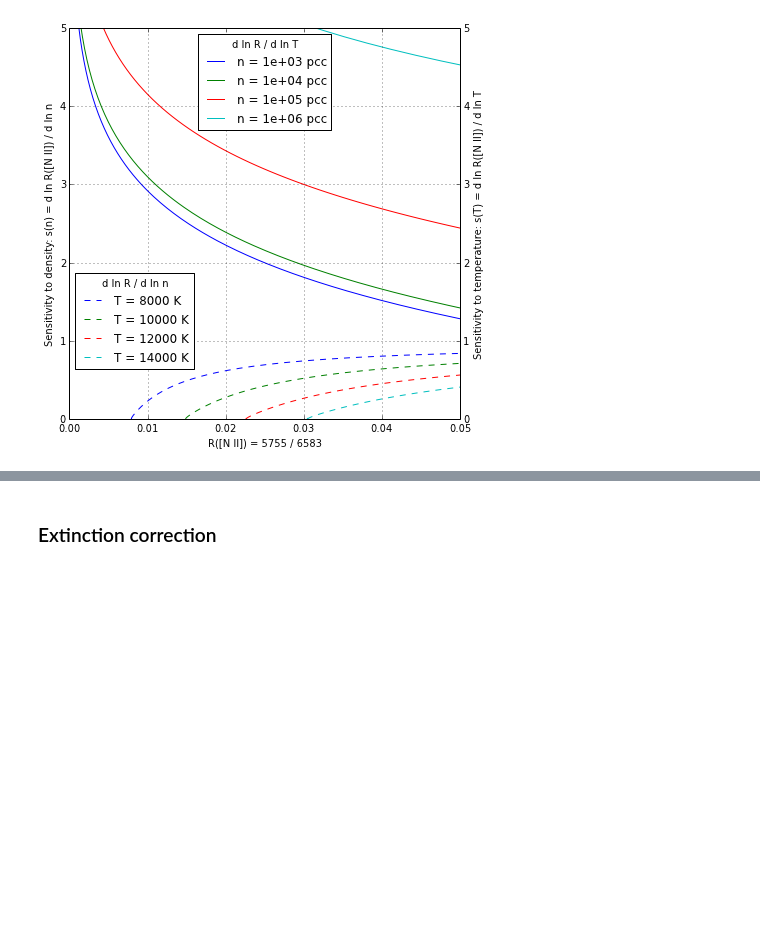
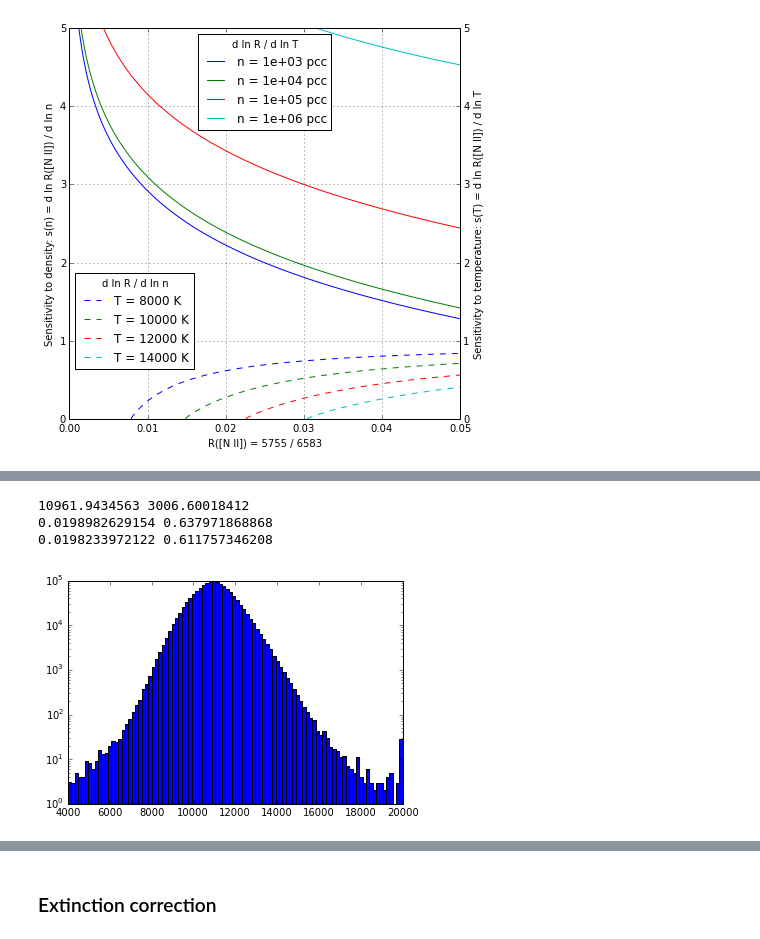
Before and after one commit to deprecated/orion-tsq, a Jupyter notebook: WFC3 images exploration.ipynb, the cells around one changed output, grey strips where cells are left out. Saved outputs shown, nothing was run; the diff lists cells and outputs as text; code cells hidden in the pictures; blank space fills up the shorter version.

```diff
--- a/WFC3 images exploration.ipynb
+++ b/WFC3 images exploration.ipynb
@@ -552,0 +604,3 @@ ylabel("d ln R / d ln n")
+# %%
+xi = np.array(zip(rsii[m], rnii[m]))
+xi.shape
@@ -552,0 +609,3 @@ ylabel("d ln R / d ln n")
+# %%
+points = np.array(zip(rsii_grid.ravel(), rnii_grid.ravel()))
+points.shape
@@ -552,0 +614,2 @@ ylabel("d ln R / d ln n")
+# %%
+Nvalues, Tvalues = np.meshgrid(Ngrid, Tgrid)
@@ -552,0 +636,2 @@ ylabel("d ln R / d ln n")
+# %%
+Te = griddata(points, Tvalues.ravel(), xi)
@@ -552,0 +640,13 @@ ylabel("d ln R / d ln n")
+# %%
+print(Te[np.isfinite(Te)].mean(), Ne[np.isfinite(Ne)].mean())
+print(rnii[m].mean(), rsii[m].mean())
+print(rnii_func(Te[np.isfinite(Te)].mean(), Ne[np.isfinite(Ne)].mean()),
+      rsii_func(Te[np.isfinite(Te)].mean(), Ne[np.isfinite(Ne)].mean()))
+# %% [output]
+10961.9434563 3006.60018412
+0.0198982629154 0.637971868868
+0.0198233972122 0.611757346208
+# %%
+H = hist(Te, bins=100, range=[Tmin, Tmax], log=True)
+# %% [output]
+[figure, added]
```
Also changed, not shown: parts of 35 cells of this notebook, 15 other files.
